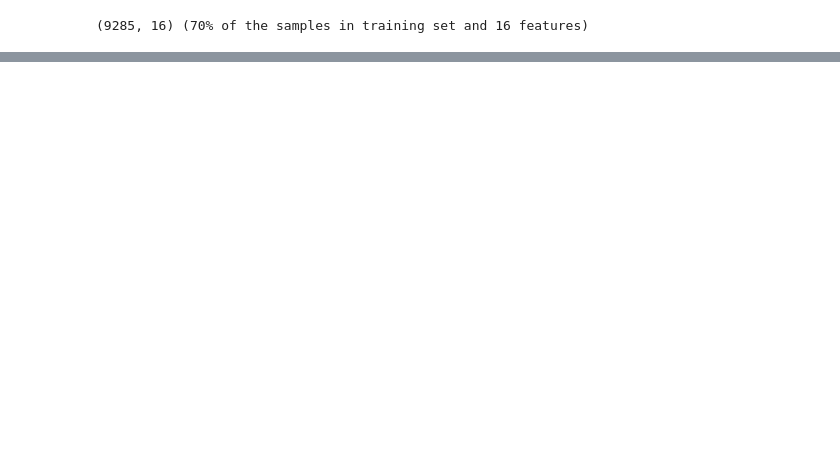
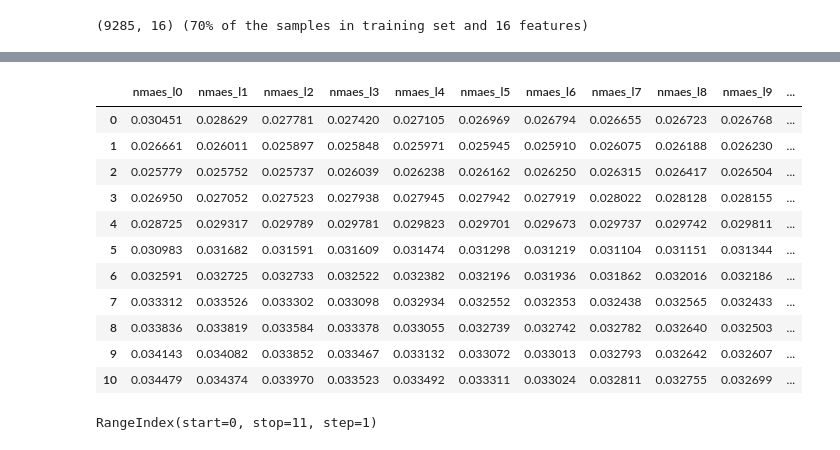
Before and after one commit to tiannymonti/network_analytics, a Jupyter notebook: Project2_Forecasting_Task1.ipynb, the cells around one changed output, grey strips where cells are left out. Cells and saved outputs as stored; diff of their text form; code cells hidden in the pictures; blank space fills up the shorter version.

```diff
--- a/Project2_Forecasting_Task1.ipynb
+++ b/Project2_Forecasting_Task1.ipynb
@@ -93,0 +256,19 @@ Y_test = Y_test.sort_index(axis = 0)
+# %%
+nmaesdf
+# %% [output]
+|  | nmaes_l0 | nmaes_l1 | nmaes_l2 | nmaes_l3 | nmaes_l4 | nmaes_l5 | nmaes_l6 | nmaes_l7 | nmaes_l8 | nmaes_l9 | ... |
+| 0 | 0.030451 | 0.028629 | 0.027781 | 0.027420 | 0.027105 | 0.026969 | 0.026794 | 0.026655 | 0.026723 | 0.026768 | ... |
+| 1 | 0.026661 | 0.026011 | 0.025897 | 0.025848 | 0.025971 | 0.025945 | 0.025910 | 0.026075 | 0.026188 | 0.026230 | ... |
+| 2 | 0.025779 | 0.025752 | 0.025737 | 0.026039 | 0.026238 | 0.026162 | 0.026250 | 0.026315 | 0.026417 | 0.026504 | ... |
+| 3 | 0.026950 | 0.027052 | 0.027523 | 0.027938 | 0.027945 | 0.027942 | 0.027919 | 0.028022 | 0.028128 | 0.028155 | ... |
+| 4 | 0.028725 | 0.029317 | 0.029789 | 0.029781 | 0.029823 | 0.029701 | 0.029673 | 0.029737 | 0.029742 | 0.029811 | ... |
+| 5 | 0.030983 | 0.031682 | 0.031591 | 0.031609 | 0.031474 | 0.031298 | 0.031219 | 0.031104 | 0.031151 | 0.031344 | ... |
+| 6 | 0.032591 | 0.032725 | 0.032733 | 0.032522 | 0.032382 | 0.032196 | 0.031936 | 0.031862 | 0.032016 | 0.032186 | ... |
+| 7 | 0.033312 | 0.033526 | 0.033302 | 0.033098 | 0.032934 | 0.032552 | 0.032353 | 0.032438 | 0.032565 | 0.032433 | ... |
+| 8 | 0.033836 | 0.033819 | 0.033584 | 0.033378 | 0.033055 | 0.032739 | 0.032742 | 0.032782 | 0.032640 | 0.032503 | ... |
+| 9 | 0.034143 | 0.034082 | 0.033852 | 0.033467 | 0.033132 | 0.033072 | 0.033013 | 0.032793 | 0.032642 | 0.032607 | ... |
+| 10 | 0.034479 | 0.034374 | 0.033970 | 0.033523 | 0.033492 | 0.033311 | 0.033024 | 0.032811 | 0.032755 | 0.032699 | ... |
+# %%
+nmaesdf.index
+# %% [output]
+RangeIndex(start=0, stop=11, step=1)
```
Also changed, not shown: parts of 32 cells of this notebook, 1 other file.
